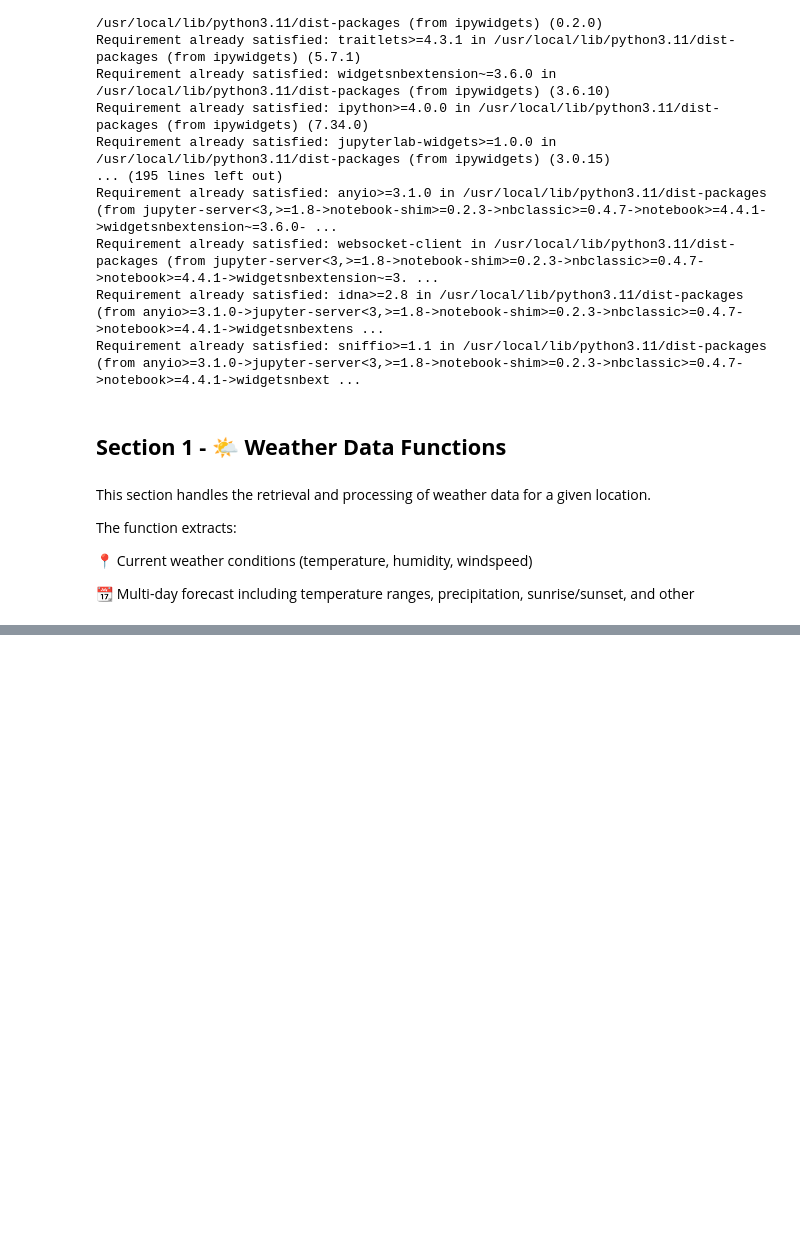
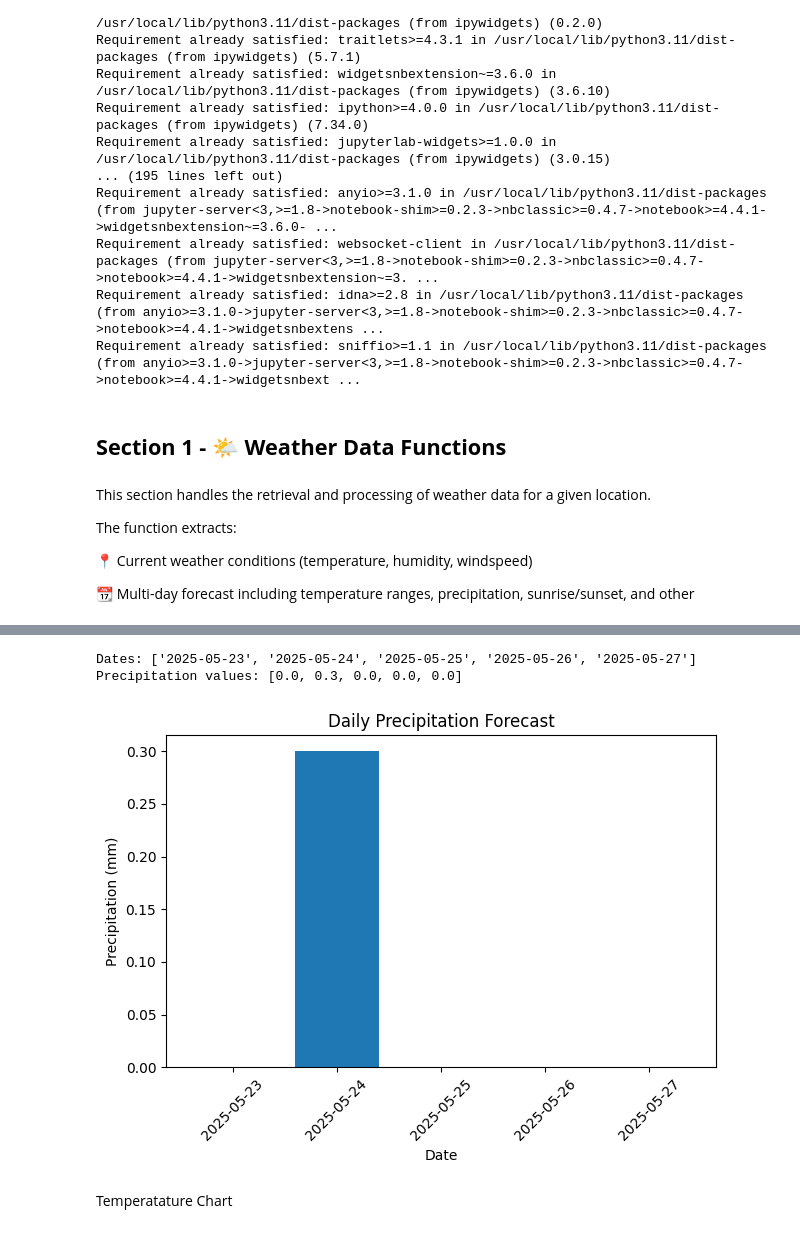
Before and after one commit to Carlosmario90/ISYS5002_Assesments, a Jupyter notebook: Assessment_Weather_App_Final_ipynb.ipynb, the cells around one changed output, grey strips where cells are left out. Drawn from its saved outputs; the diff is of its cells as text; code cells hidden in the pictures; blank space fills up the shorter version.

```diff
--- a/Assessment_Weather_App_Final_ipynb.ipynb
+++ b/Assessment_Weather_App_Final_ipynb.ipynb
@@ -99,0 +150,37 @@ def get_weather_data(location, forecast_days):
+# %%
+def create_precipitation_visualisation(weather_data, output_type='display'):
+    dates = []
+    precipitation = []
+
+    for day in weather_data.get("forecast", []):
+        dates.append(day.get("date"))
+        precip = float(day.get("precipMM", "0") or "0")
+        precipitation.append(precip)
+
+    print("Dates:", dates)
+    print("Precipitation values:", precipitation)
+
+    if all(p == 0.0 for p in precipitation):
+        print("⚠️ No measurable precipitation in forecast — graph may look blank.")
+
+    fig, ax = plt.subplots()
+    ax.bar(dates, precipitation)
+    ax.set_title("Daily Precipitation Forecast")
+    ax.set_xlabel("Date")
+    ax.set_ylabel("Precipitation (mm)")
+    plt.xticks(rotation=45)
+    plt.tight_layout()
+
+    if output_type == 'figure':
+        return fig
+    else:
+        plt.show()
+# %%
+weather = get_weather_data("Perth", forecast_days=5)
+create_precipitation_visualisation(weather)
+# %% [output]
+Dates: ['2025-05-23', '2025-05-24', '2025-05-25', '2025-05-26', '2025-05-27']
+Precipitation values: [0.0, 0.3, 0.0, 0.0, 0.0]
+[figure, added]
+# %% [markdown]
+Temperatature Chart
```
Also changed, not shown: parts of 13 cells of this notebook.
